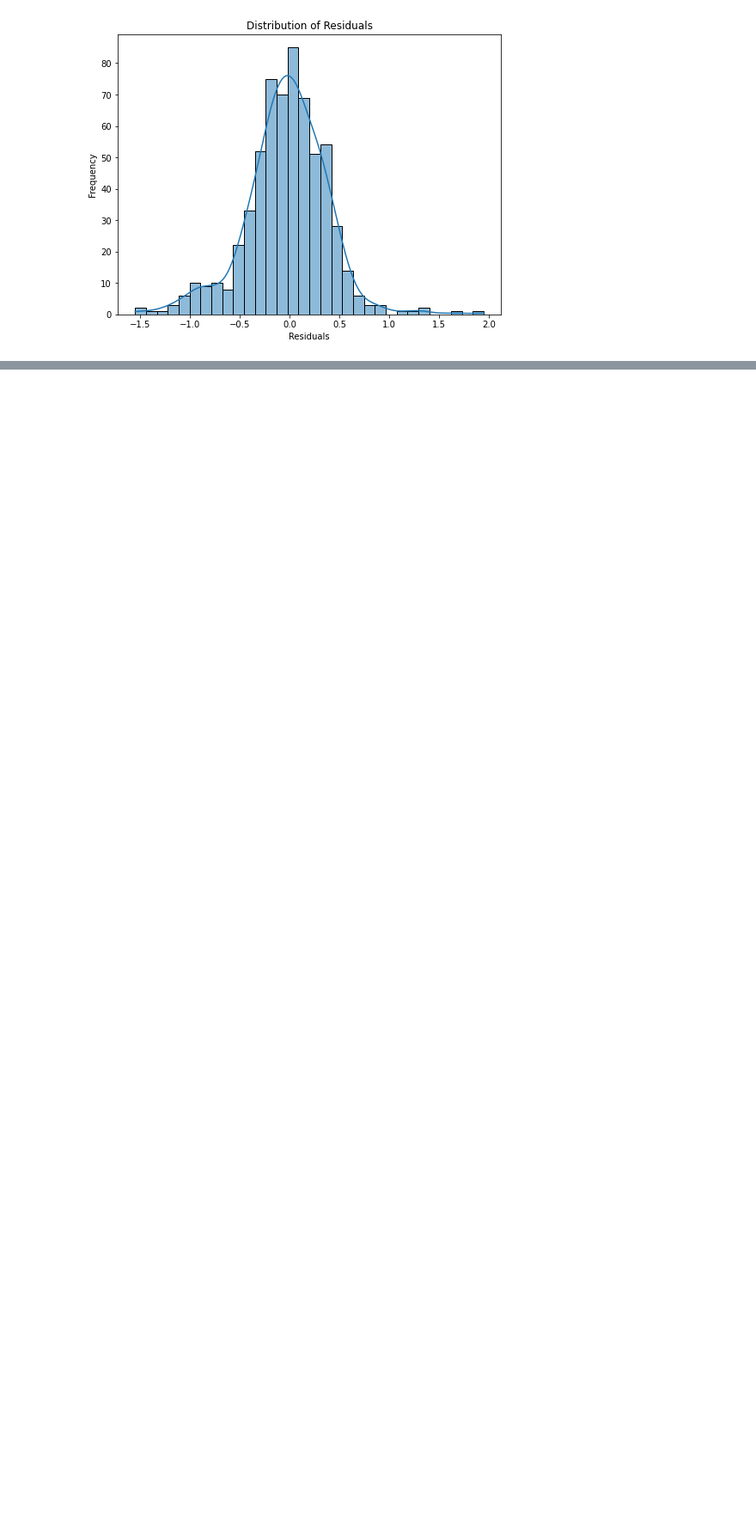
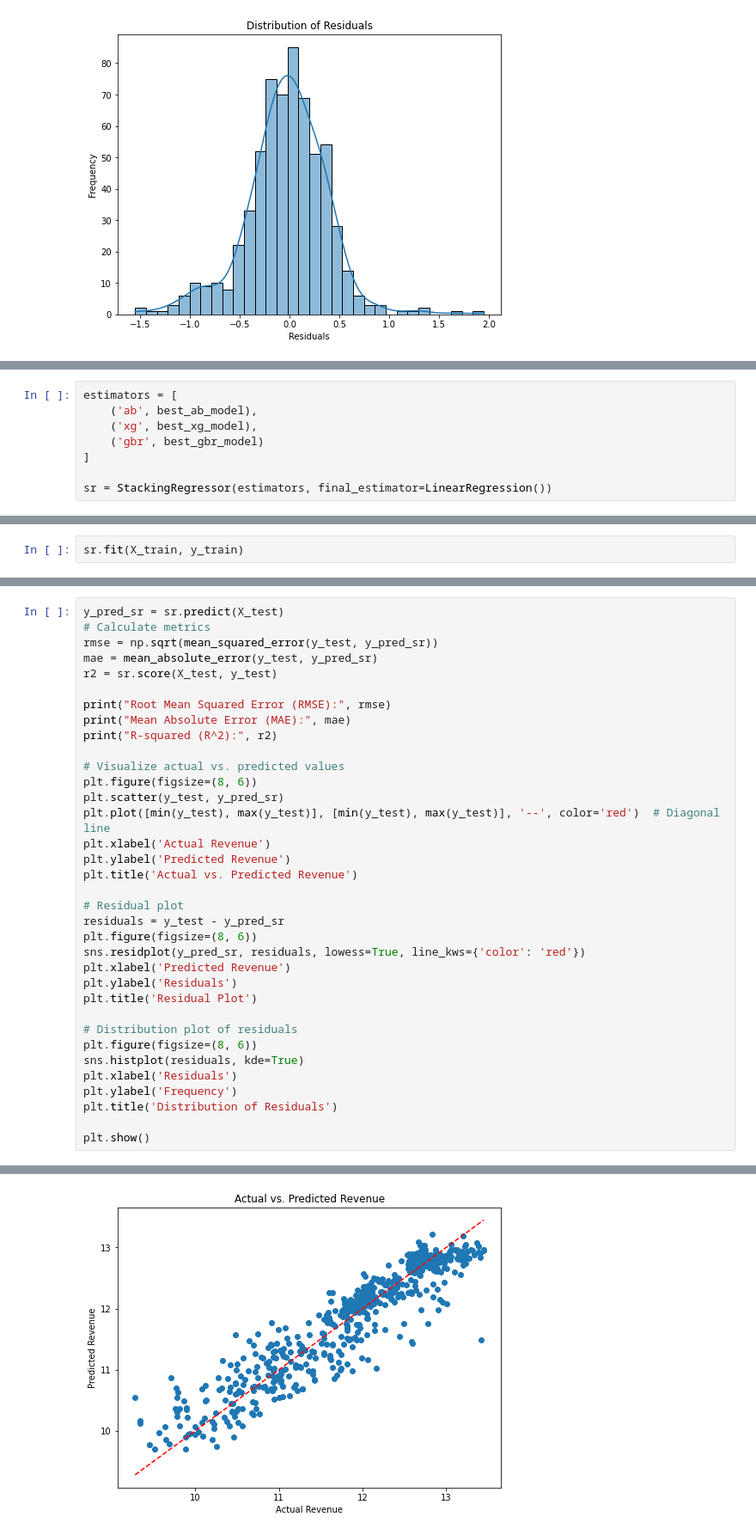
Before and after one commit to DJhesi/vacation_rental_analysis, a Jupyter notebook: BEST_AS_of_4_9_LOG.ipynb, the cells around one changed output, grey strips where cells are left out. Shown at 86% size. Saved outputs shown, nothing was run; the diff lists cells and outputs as text; blank space fills up the shorter version.

```diff
--- a/BEST_AS_of_4_9_LOG.ipynb
+++ b/BEST_AS_of_4_9_LOG.ipynb
@@ -2443,0 +2448,8 @@ R-squared (R^2): 0.8153065080774038
+# %%
+estimators = [
+    ('ab', best_ab_model),
+    ('xg', best_xg_model),
+    ('gbr', best_gbr_model)
+]
+
+sr = StackingRegressor(estimators, final_estimator=LinearRegression())
@@ -2443,0 +2476,2 @@ R-squared (R^2): 0.8153065080774038
+# %%
+sr.fit(X_train, y_train)
@@ -2443,0 +2502,36 @@ R-squared (R^2): 0.8153065080774038
+# %%
+y_pred_sr = sr.predict(X_test)
+# Calculate metrics
+rmse = np.sqrt(mean_squared_error(y_test, y_pred_sr))
+mae = mean_absolute_error(y_test, y_pred_sr)
+r2 = sr.score(X_test, y_test)
+
+print("Root Mean Squared Error (RMSE):", rmse)
+print("Mean Absolute Error (MAE):", mae)
+print("R-squared (R^2):", r2)
+
+# Visualize actual vs. predicted values
+plt.figure(figsize=(8, 6))
+plt.scatter(y_test, y_pred_sr)
+plt.plot([min(y_test), max(y_test)], [min(y_test), max(y_test)], '--', color='red')  # Diagonal line
+plt.xlabel('Actual Revenue')
+plt.ylabel('Predicted Revenue')
+plt.title('Actual vs. Predicted Revenue')
+
+# Residual plot
+residuals = y_test - y_pred_sr
+plt.figure(figsize=(8, 6))
+sns.residplot(y_pred_sr, residuals, lowess=True, line_kws={'color': 'red'})
+plt.xlabel('Predicted Revenue')
+plt.ylabel('Residuals')
+plt.title('Residual Plot')
+
+# Distribution plot of residuals
+plt.figure(figsize=(8, 6))
+sns.histplot(residuals, kde=True)
+plt.xlabel('Residuals')
+plt.ylabel('Frequency')
+plt.title('Distribution of Residuals')
+
+plt.show()
+# %% [output]
@@ -2443,0 +2541 @@ R-squared (R^2): 0.8153065080774038
+[figure, added]
```
Also changed, not shown: parts of 6 cells of this notebook, 18 other files.
